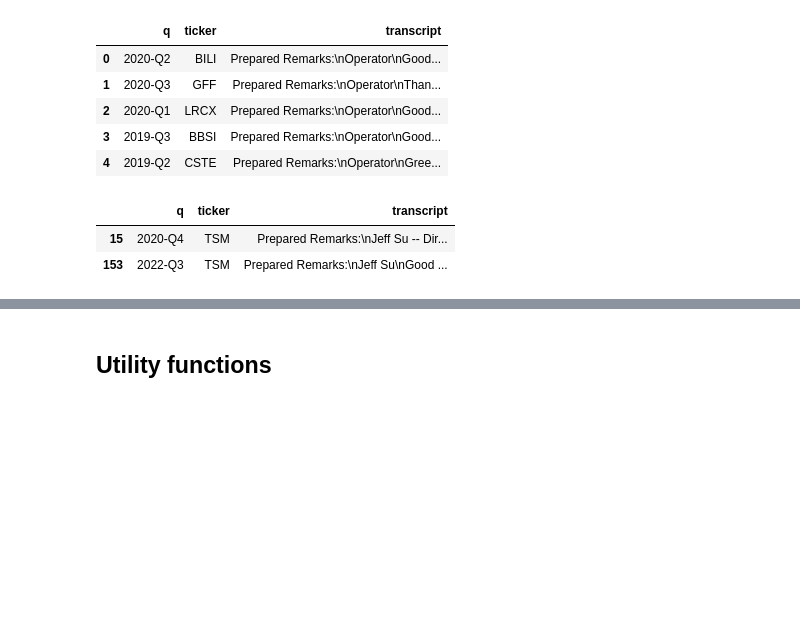
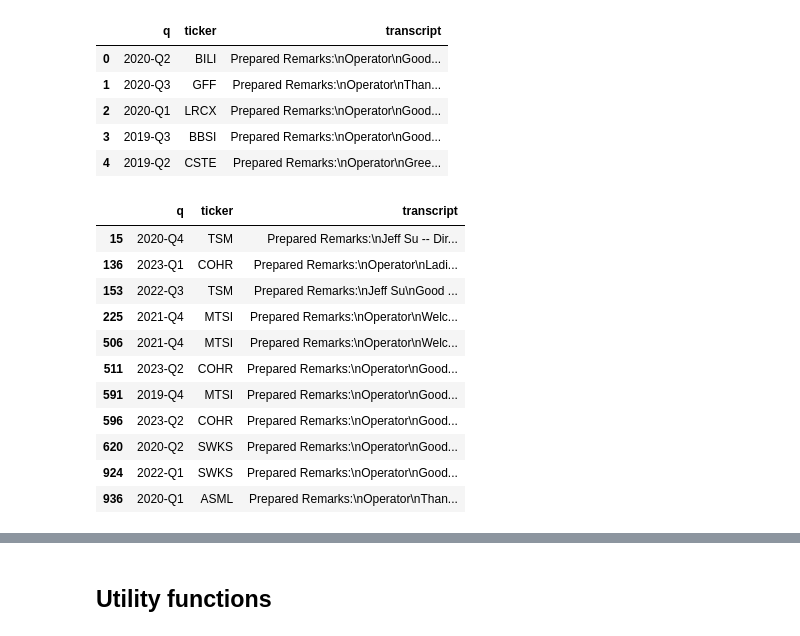
Before and after one commit to pattssun/knowledge-graph, a Jupyter notebook: kg_earnings.ipynb, the cells around one changed output, grey strips where cells are left out. Cells and saved outputs as stored; diff of their text form; code cells hidden in the pictures; blank space fills up the shorter version.

```diff
--- a/kg_earnings.ipynb
+++ b/kg_earnings.ipynb
@@ -98,10 +98,20 @@ df.head()
 | 3 | 2019-Q3 | BBSI | Prepared Remarks:\nOperator\nGood... |
 | 4 | 2019-Q2 | CSTE | Prepared Remarks:\nOperator\nGree... |
 # %%
-# Create new df only with rows with ticker 'TSM'
-df_tsm = df[df['ticker'] == 'TSM']
-df_tsm.head()
+# Create new df only with rows with specific tickers
+tickers = ['TSM', 'COHR', 'SWKS', 'ASML', 'MTSI']
+df_new = df[df['ticker'].isin(tickers)]
+df_new
 # %% [output]
 |  | q | ticker | transcript |
 | 15 | 2020-Q4 | TSM | Prepared Remarks:\nJeff Su -- Dir... |
+| 136 | 2023-Q1 | COHR | Prepared Remarks:\nOperator\nLadi... |
 | 153 | 2022-Q3 | TSM | Prepared Remarks:\nJeff Su\nGood ... |
+| 225 | 2021-Q4 | MTSI | Prepared Remarks:\nOperator\nWelc... |
+| 506 | 2021-Q4 | MTSI | Prepared Remarks:\nOperator\nWelc... |
+| 511 | 2023-Q2 | COHR | Prepared Remarks:\nOperator\nGood... |
+| 591 | 2019-Q4 | MTSI | Prepared Remarks:\nOperator\nGood... |
+| 596 | 2023-Q2 | COHR | Prepared Remarks:\nOperator\nGood... |
+| 620 | 2020-Q2 | SWKS | Prepared Remarks:\nOperator\nGood... |
+| 924 | 2022-Q1 | SWKS | Prepared Remarks:\nOperator\nGood... |
+| 936 | 2020-Q1 | ASML | Prepared Remarks:\nOperator\nThan... |
```
Also changed, not shown: parts of 20 cells of this notebook.
